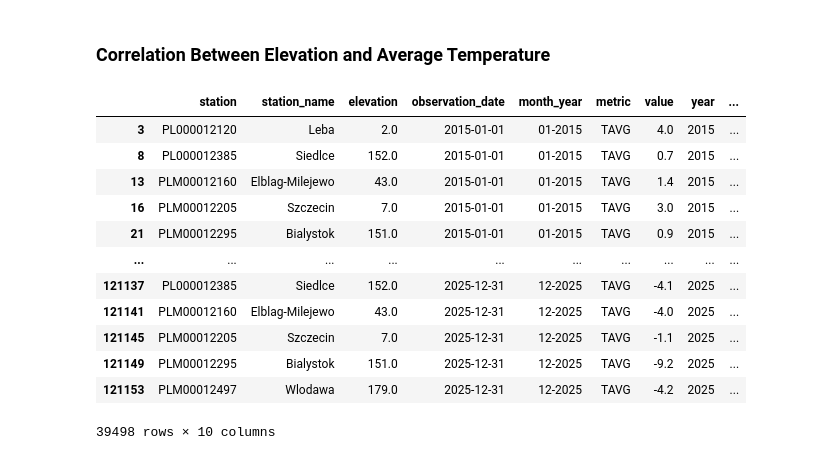
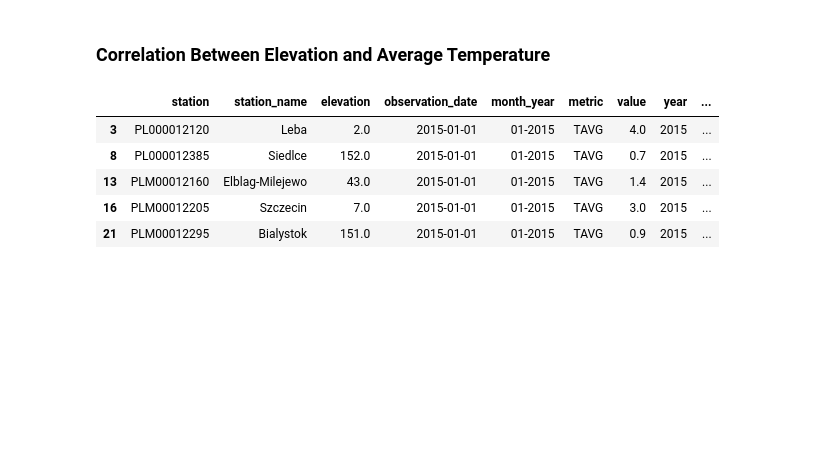
Before and after one commit to nerwuuus/data-toolkit, a Jupyter notebook: weather_data_processing/01_scripts/8_pandas_analysis.ipynb, the cells around one changed output. Drawn from its saved outputs; the diff is of its cells as text; code cells hidden in the pictures; blank space fills up the shorter version.

```diff
--- a/weather_data_processing/01_scripts/8_pandas_analysis.ipynb
+++ b/weather_data_processing/01_scripts/8_pandas_analysis.ipynb
@@ -430,20 +394,13 @@ Annual temperature trends are consistent across all selected weather stations. A
 # %% [markdown]
 ### Correlation Between Elevation and Average Temperature
 # %%
-df
+df.head()
 # %% [output]
 |  | station | station_name | elevation | observation_date | month_year | metric | value | year | ... |
 | 3 | PL000012120 | Leba | 2.0 | 2015-01-01 | 01-2015 | TAVG | 4.0 | 2015 | ... |
 | 8 | PL000012385 | Siedlce | 152.0 | 2015-01-01 | 01-2015 | TAVG | 0.7 | 2015 | ... |
 | 13 | PLM00012160 | Elblag-Milejewo | 43.0 | 2015-01-01 | 01-2015 | TAVG | 1.4 | 2015 | ... |
 | 16 | PLM00012205 | Szczecin | 7.0 | 2015-01-01 | 01-2015 | TAVG | 3.0 | 2015 | ... |
 | 21 | PLM00012295 | Bialystok | 151.0 | 2015-01-01 | 01-2015 | TAVG | 0.9 | 2015 | ... |
-| ... | ... | ... | ... | ... | ... | ... | ... | ... | ... |
-| 121137 | PL000012385 | Siedlce | 152.0 | 2025-12-31 | 12-2025 | TAVG | -4.1 | 2025 | ... |
-| 121141 | PLM00012160 | Elblag-Milejewo | 43.0 | 2025-12-31 | 12-2025 | TAVG | -4.0 | 2025 | ... |
-| 121145 | PLM00012205 | Szczecin | 7.0 | 2025-12-31 | 12-2025 | TAVG | -1.1 | 2025 | ... |
-| 121149 | PLM00012295 | Bialystok | 151.0 | 2025-12-31 | 12-2025 | TAVG | -9.2 | 2025 | ... |
-| 121153 | PLM00012497 | Wlodawa | 179.0 | 2025-12-31 | 12-2025 | TAVG | -4.2 | 2025 | ... |
-39498 rows × 10 columns
 # %%
 # Group by year and station_name
```
Also changed, not shown: parts of 15 cells of this notebook, 1 other file.
